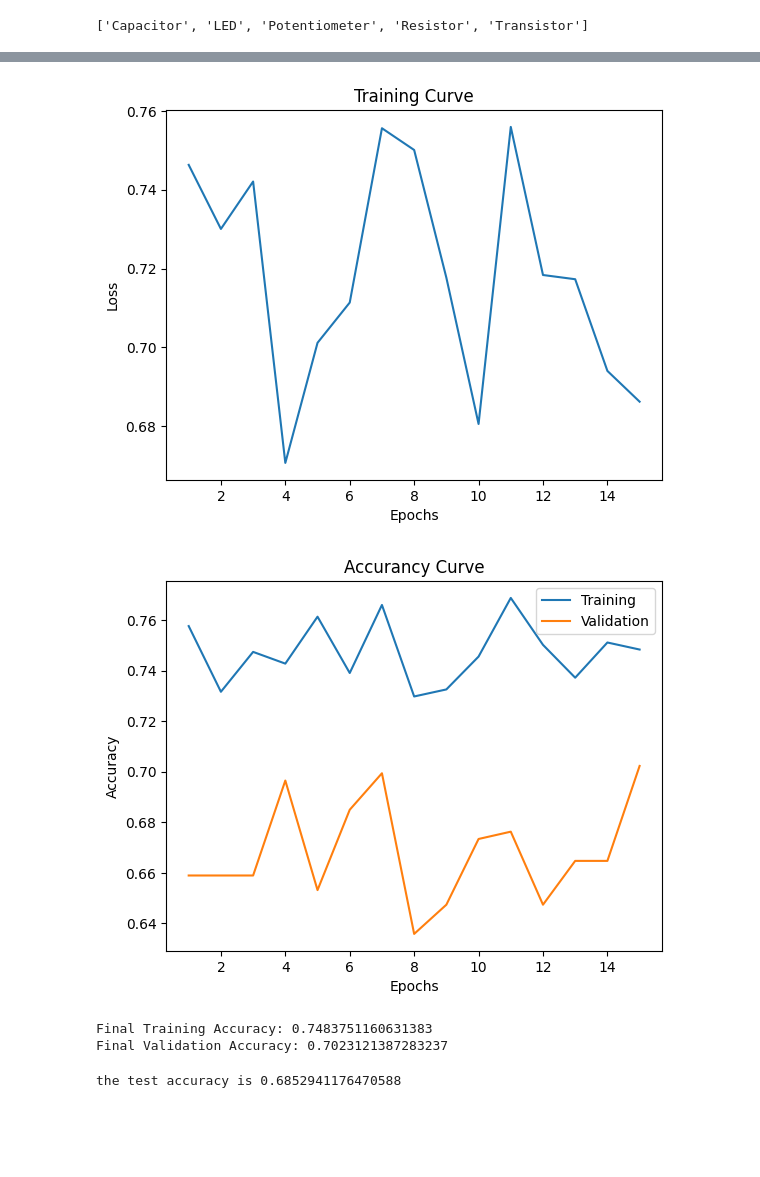
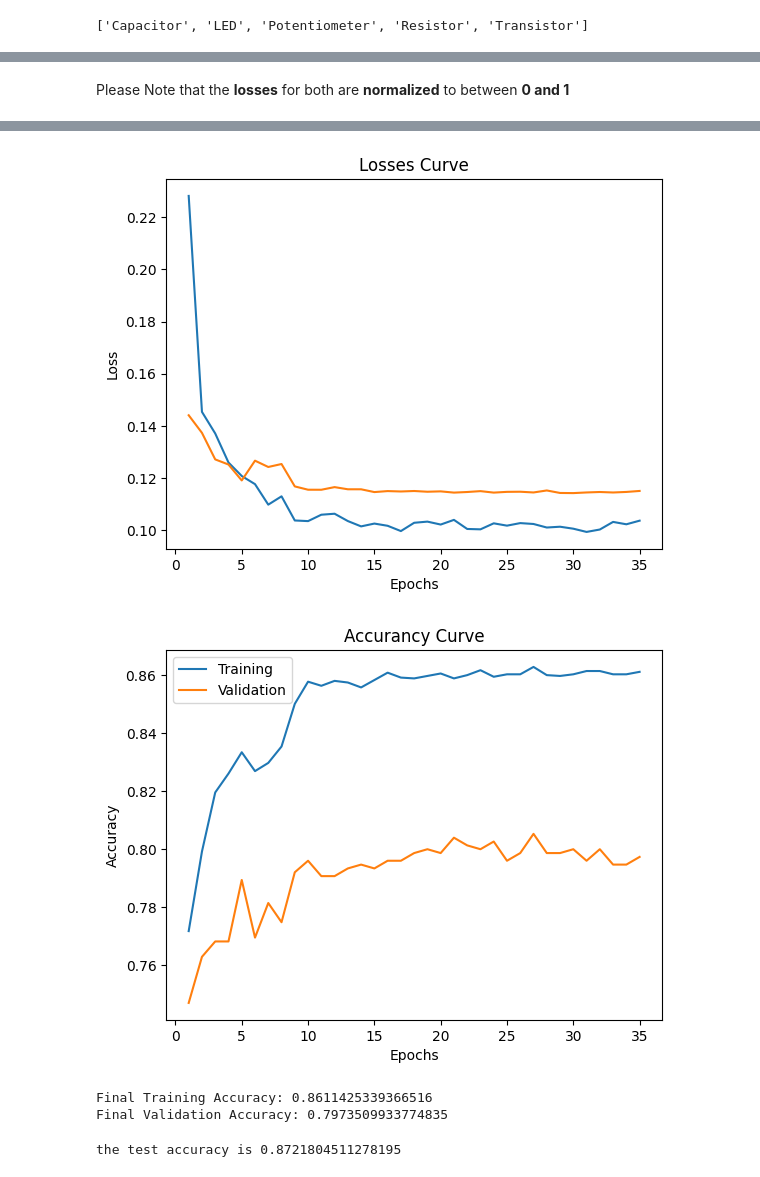
Before and after one commit to MorrisXDS/CircuitSight, a Jupyter notebook: Primary_Model.ipynb, the cells around one changed output, grey strips where cells are left out. Cells and saved outputs as stored; diff of their text form; code cells hidden in the pictures; blank space fills up the shorter version.

Commit message:
updated primary model for features like regularization dropout layer and parameter tuning

```diff
--- a/Primary_Model.ipynb
+++ b/Primary_Model.ipynb
@@ -13,13 +13,13 @@ drive.mount('/content/drive', force_remount=True)
 # %% [output]
 Mounted at /content/drive
 # %%
-train_folder_path = "/content/drive/MyDrive/APS360_Project/train_set"
-validation_folder_path = "/content/drive/MyDrive/APS360_Project/val_set"
-test_folder_path = "/content/drive/MyDrive/APS360_Project/test_set"
+train_folder_path = "/content/drive/MyDrive/APS360_Project/train_set_final_model"
+validation_folder_path = "/content/drive/MyDrive/APS360_Project/val_set_final_model"
+test_folder_path = "/content/drive/MyDrive/APS360_Project/test_set_final_model"
 # %%
 # resize to 64 by 64 and convert to tensor
 transformation = transforms.Compose([
-            transforms.Resize((64,64)),
+            transforms.Resize((128,128)),
             transforms.ToTensor(),
             transforms.Normalize(mean=[0.485, 0.456, 0.406], std=[0.229, 0.224, 0.225])
 
@@ -73,16 +73,26 @@ def get_accuracy(model, train_loader=None, other_loader=None, train=False):
         total += imgs.shape[0]
     return correct / total
 # %%
-def get_model(name=str, num_classes=int, dropout_rate=0.25):
+def get_model(name=str, num_classes=int, dropout_rate=0.2):
   model = models.resnet18(weights=models.ResNet18_Weights.IMAGENET1K_V1)
   model.name = name
   num_classes = len(classes)
   model.fc =nn.Sequential(
-                  nn.Dropout(0.25),
+                  nn.Dropout(dropout_rate),
                   nn.Linear(model.fc.in_features, num_classes)
   )
 
-  device = torch.device("cpu")
+  if torch.cuda.is_available():
+    device = torch.device("cuda")
+    print("GPU is available")
+    print("GPU device name:", torch.cuda.get_device_name(0))
+  else:
+    device = torch.device("cpu")
+    print("GPU is not available, using CPU")
+
   model = model.to(device)
   return model
+# %%
+def normalize(value, num_classes=5):
+  return value/num_classes
 # %%
@@ -156,4 +186,7 @@ Downloading: "https://download.pytorch.org/models/resnet18-f37072fd.pth" to /roo
+# %% [markdown]
+Please Note that the **losses** for both are **normalized** to between **0 and 1**
 # %%
-# train with the default set of parameters
-train_net(model, train_set, val_set, test_set)
+model = get_model("ResNet", len(classes))
+# train with a set of parameters
+train_net(model, train_set, val_set, test_set, batch_size=128, num_epochs=35)
 # %% [output]
@@ -177,17 +210,16 @@ Total time elapsed: 1059.62 seconds
-[figure, old version]
+[figure, new version]
-[figure, old version]
+[figure, new version]
-Final Training Accuracy: 0.7483751160631383
-Final Validation Accuracy: 0.7023121387283237
+Final Training Accuracy: 0.8611425339366516
+Final Validation Accuracy: 0.7973509933774835
 # %%
 # get test_loader
 np.random.seed(42)
-test_loader = DataLoader(test_set, batch_size=16, shuffle=True)
+test_loader = DataLoader(test_set, batch_size=32, shuffle=True)
 
-# get the model with best validation acc so far epoch = 14 because this counts from 0
-model_path = get_model_name("ResNet",16, 0.001, 14)
+model_path = get_model_name("ResNet",128, 0.005, 27)
 state = torch.load(model_path)
 model.load_state_dict(state)
 accuracy = get_accuracy(model, other_loader=test_loader, train=False)
 print(f"the test accuracy is {accuracy}")
 # %% [output]
-the test accuracy is 0.6852941176470588
+the test accuracy is 0.8721804511278195
```
Also changed, not shown: parts of 5 cells of this notebook.
